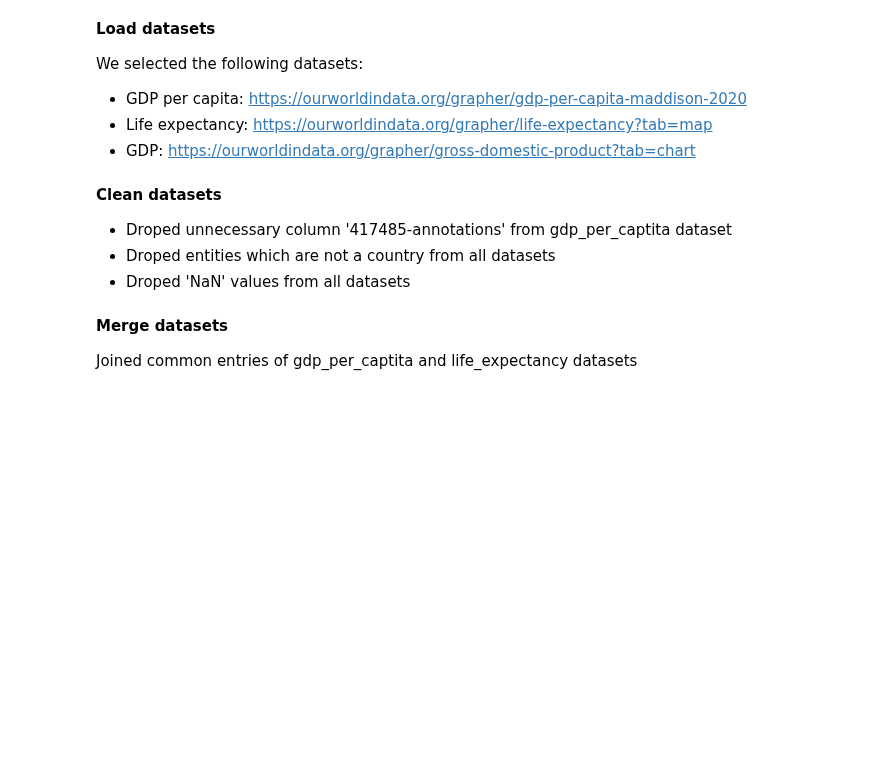
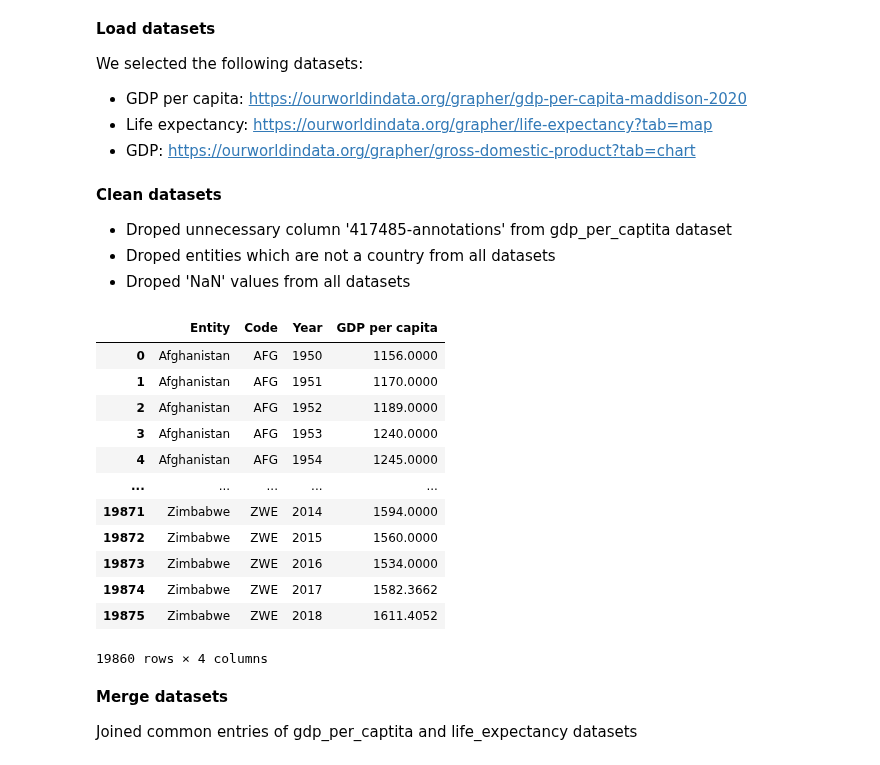
Before and after one commit to chenbin234/DAT405-DIT407-Introduction-to-data-science-and-AI, a Jupyter notebook: Assignment_1/Bingcheng/intro_to_AI_ass1_D.ipynb, the cells around one changed output. Drawn from its saved outputs; the diff is of its cells as text; code cells hidden in the pictures; blank space fills up the shorter version.

```diff
--- a/Assignment_1/Bingcheng/intro_to_AI_ass1_D.ipynb
+++ b/Assignment_1/Bingcheng/intro_to_AI_ass1_D.ipynb
@@ -49,6 +51,22 @@ gdp = gdp[gdp['Code'] != 'OWID_WRL']
 # Drop 'NaN' values
 life_expectancy = life_expectancy[life_expectancy['Code'].notnull()]
 gdp = gdp[gdp['Code'].notnull()]
+# %%
+gdp_per_captita
+# %% [output]
+|  | Entity | Code | Year | GDP per capita |
+| 0 | Afghanistan | AFG | 1950 | 1156.0000 |
+| 1 | Afghanistan | AFG | 1951 | 1170.0000 |
+| 2 | Afghanistan | AFG | 1952 | 1189.0000 |
+| 3 | Afghanistan | AFG | 1953 | 1240.0000 |
+| 4 | Afghanistan | AFG | 1954 | 1245.0000 |
+| ... | ... | ... | ... | ... |
+| 19871 | Zimbabwe | ZWE | 2014 | 1594.0000 |
+| 19872 | Zimbabwe | ZWE | 2015 | 1560.0000 |
+| 19873 | Zimbabwe | ZWE | 2016 | 1534.0000 |
+| 19874 | Zimbabwe | ZWE | 2017 | 1582.3662 |
+| 19875 | Zimbabwe | ZWE | 2018 | 1611.4052 |
+19860 rows × 4 columns
 # %% [markdown]
 **Merge datasets**
 
```
Also changed, not shown: parts of 9 cells of this notebook, 13 other files.
